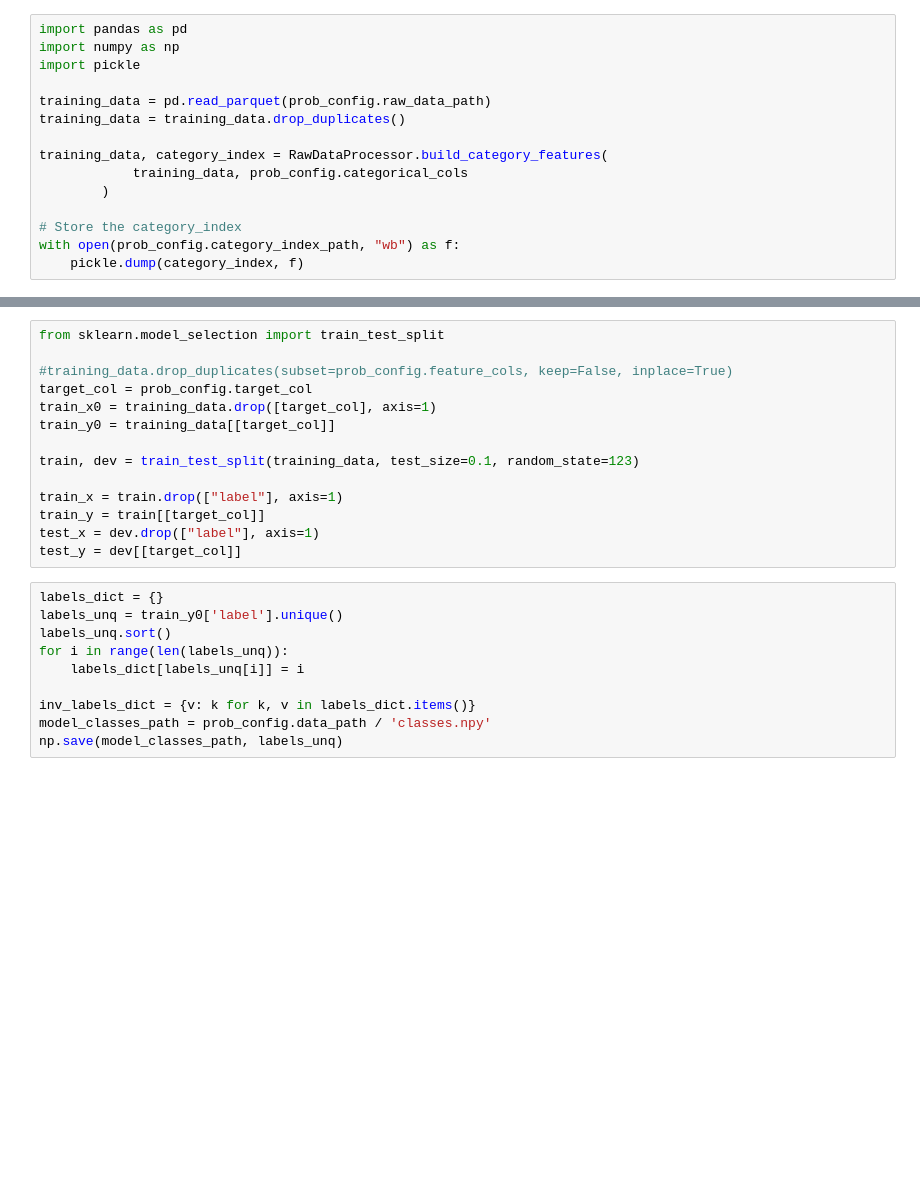
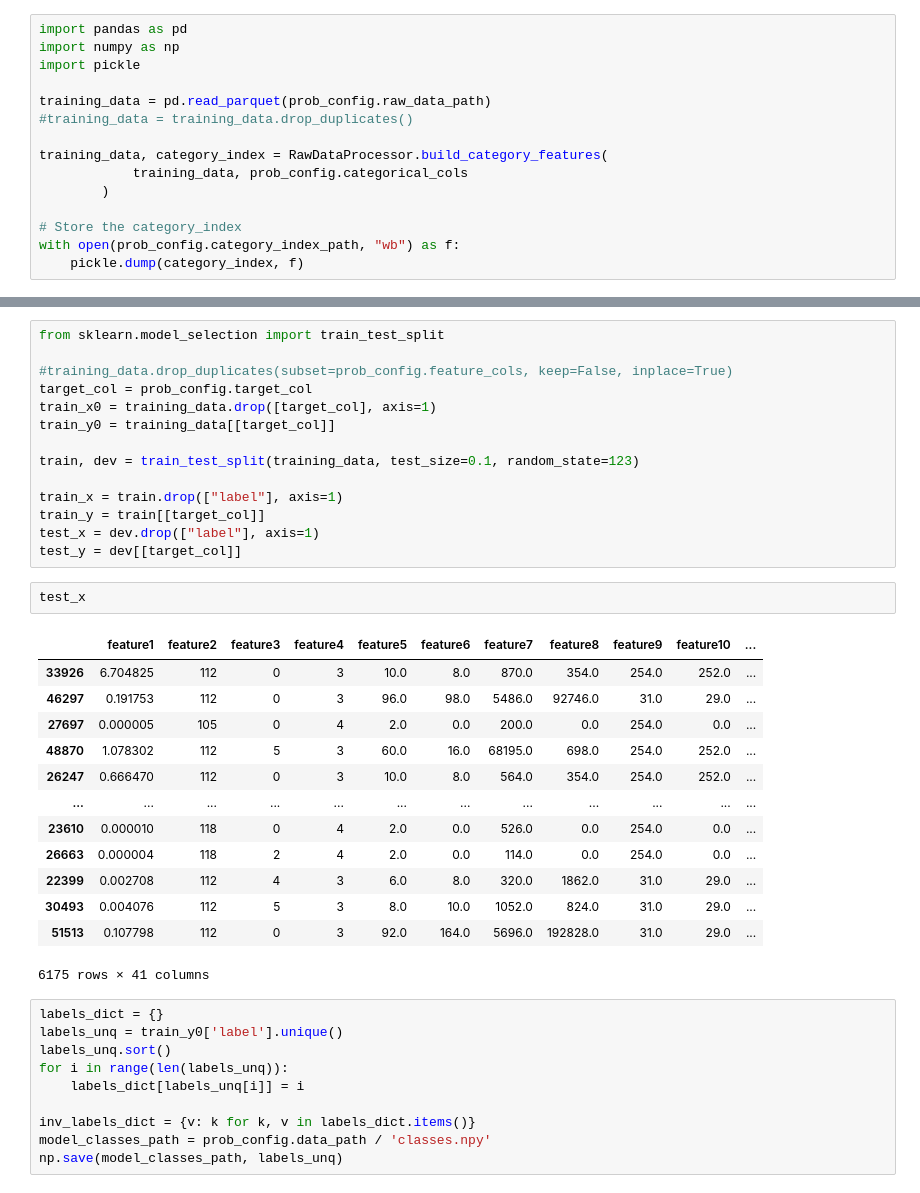
Before and after one commit to bkt92/bkt_mlops, a Jupyter notebook: notebooks/tune_phase3_1.ipynb, the cells around one changed output, grey strips where cells are left out. Cells and saved outputs as stored; diff of their text form; blank space fills up the shorter version.

```diff
--- a/notebooks/tune_phase3_1.ipynb
+++ b/notebooks/tune_phase3_1.ipynb
@@ -43,7 +43,7 @@ import numpy as np
 import pickle
 
 training_data = pd.read_parquet(prob_config.raw_data_path)
-training_data = training_data.drop_duplicates()
+#training_data = training_data.drop_duplicates()
 
 training_data, category_index = RawDataProcessor.build_category_features(
             training_data, prob_config.categorical_cols
@@ -69,6 +69,22 @@ train_x = train.drop(["label"], axis=1)
 train_y = train[[target_col]]
 test_x = dev.drop(["label"], axis=1)
 test_y = dev[[target_col]]
+# %%
+test_x
+# %% [output]
+|  | feature1 | feature2 | feature3 | feature4 | feature5 | feature6 | feature7 | feature8 | feature9 | feature10 | ... |
+| 33926 | 6.704825 | 112 | 0 | 3 | 10.0 | 8.0 | 870.0 | 354.0 | 254.0 | 252.0 | ... |
+| 46297 | 0.191753 | 112 | 0 | 3 | 96.0 | 98.0 | 5486.0 | 92746.0 | 31.0 | 29.0 | ... |
+| 27697 | 0.000005 | 105 | 0 | 4 | 2.0 | 0.0 | 200.0 | 0.0 | 254.0 | 0.0 | ... |
+| 48870 | 1.078302 | 112 | 5 | 3 | 60.0 | 16.0 | 68195.0 | 698.0 | 254.0 | 252.0 | ... |
+| 26247 | 0.666470 | 112 | 0 | 3 | 10.0 | 8.0 | 564.0 | 354.0 | 254.0 | 252.0 | ... |
+| ... | ... | ... | ... | ... | ... | ... | ... | ... | ... | ... | ... |
+| 23610 | 0.000010 | 118 | 0 | 4 | 2.0 | 0.0 | 526.0 | 0.0 | 254.0 | 0.0 | ... |
+| 26663 | 0.000004 | 118 | 2 | 4 | 2.0 | 0.0 | 114.0 | 0.0 | 254.0 | 0.0 | ... |
+| 22399 | 0.002708 | 112 | 4 | 3 | 6.0 | 8.0 | 320.0 | 1862.0 | 31.0 | 29.0 | ... |
+| 30493 | 0.004076 | 112 | 5 | 3 | 8.0 | 10.0 | 1052.0 | 824.0 | 31.0 | 29.0 | ... |
+| 51513 | 0.107798 | 112 | 0 | 3 | 92.0 | 164.0 | 5696.0 | 192828.0 | 31.0 | 29.0 | ... |
+6175 rows × 41 columns
 # %%
 labels_dict = {}
 labels_unq = train_y0['label'].unique()
```
Also changed, not shown: parts of 4 cells of this notebook, 7 other files.
